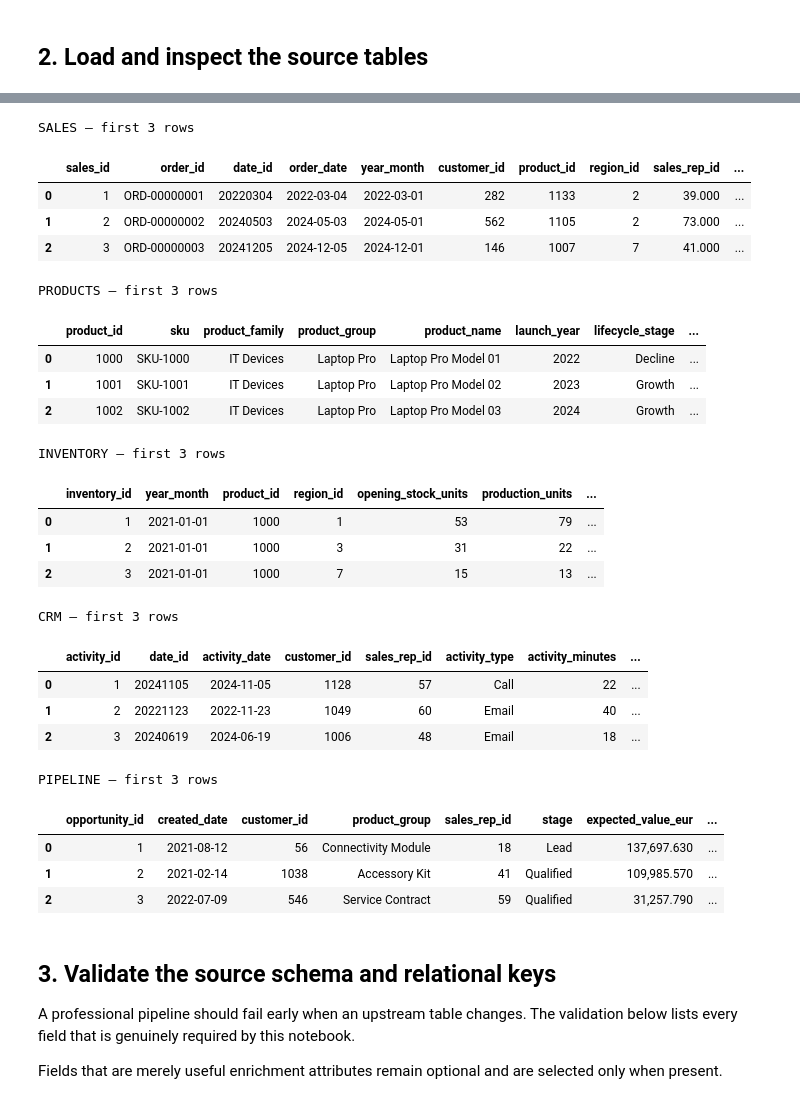
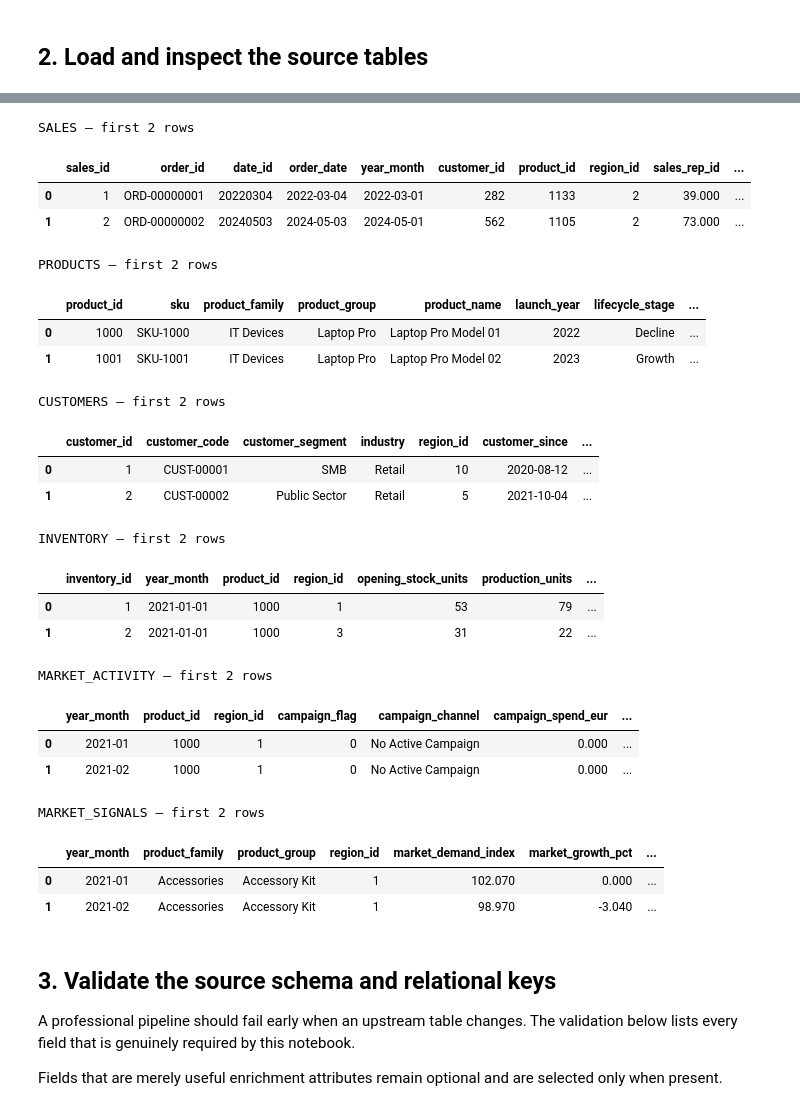
Before and after one commit to AnastasiaSamoylova92/early-warning, a Jupyter notebook: notebooks/03_preprocessing.ipynb, the cells around one changed output, grey strips where cells are left out. Drawn from its saved outputs; the diff is of its cells as text; code cells hidden in the pictures.

```diff
--- a/notebooks/03_preprocessing.ipynb
+++ b/notebooks/03_preprocessing.ipynb
@@ -23,6 +23,7 @@ This timing assumption matters. Current-month sales, CRM, pipeline, inventory an
 from pathlib import Path
 import json
 import warnings
+import csv
 
 import numpy as np
 import pandas as pd
@@ -43,14 +44,11 @@ RANDOM_SEED = 42
 TARGET_COL = "next_month_risk_label"
 ID_COLS = ["product_id", "year_month", "region"]
 
-INPUT_DIR = Path("../data/sql_input")
-OUTPUT_DIR = Path("../data/preprocessed_data")
-SAMPLE_DIR = Path("../data/03_preprocessed_data")
+INPUT_DIR = Path("../data/full_data/sql_input")
+OUTPUT_DIR_PREPROCESSED = Path("../data/full_data/preprocessed_data")
 
-OUTPUT_DIR.mkdir(parents=True, exist_ok=True)
-SAMPLE_DIR.mkdir(parents=True, exist_ok=True)
+OUTPUT_DIR_PREPROCESSED.mkdir(parents=True, exist_ok=True)
 
 print(f"Input folder : {INPUT_DIR.resolve()}")
-print(f"Output folder: {OUTPUT_DIR.resolve()}")
-print(f"Sample folder: {SAMPLE_DIR.resolve()}")
+print(f"Output folder: {OUTPUT_DIR_PREPROCESSED.resolve()}")
 # %% [output]
@@ -129,34 +188,40 @@ display(raw_overview)
 # %%
-# A small sample for quick overview
-for table_name in ["sales", "products", "inventory", "crm", "pipeline"]:
-    print(f"\n{table_name.upper()} — first 3 rows")
-    display(raw[table_name].head(3))
+# View small examples without printing entire source tables.
+for table_name in [
+    "sales",
+    "products",
+    "customers",
+    "inventory",
+    "market_activity",
+    "market_signals",
+]:
+    print(f"\n{table_name.upper()} — first 2 rows")
+    display(raw[table_name].head(2))
 # %% [output]
-SALES — first 3 rows
+SALES — first 2 rows
 |  | sales_id | order_id | date_id | order_date | year_month | customer_id | product_id | region_id | sales_rep_id | ... |
 | 0 | 1 | ORD-00000001 | 20220304 | 2022-03-04 | 2022-03-01 | 282 | 1133 | 2 | 39.000 | ... |
 | 1 | 2 | ORD-00000002 | 20240503 | 2024-05-03 | 2024-05-01 | 562 | 1105 | 2 | 73.000 | ... |
-| 2 | 3 | ORD-00000003 | 20241205 | 2024-12-05 | 2024-12-01 | 146 | 1007 | 7 | 41.000 | ... |
-PRODUCTS — first 3 rows
+PRODUCTS — first 2 rows
 |  | product_id | sku | product_family | product_group | product_name | launch_year | lifecycle_stage | ... |
 | 0 | 1000 | SKU-1000 | IT Devices | Laptop Pro | Laptop Pro Model 01 | 2022 | Decline | ... |
 | 1 | 1001 | SKU-1001 | IT Devices | Laptop Pro | Laptop Pro Model 02 | 2023 | Growth | ... |
-| 2 | 1002 | SKU-1002 | IT Devices | Laptop Pro | Laptop Pro Model 03 | 2024 | Growth | ... |
-INVENTORY — first 3 rows
+CUSTOMERS — first 2 rows
-|  | inventory_id | year_month | product_id | region_id | opening_stock_units | production_units | ... |
-| 0 | 1 | 2021-01-01 | 1000 | 1 | 53 | 79 | ... |
-| 1 | 2 | 2021-01-01 | 1000 | 3 | 31 | 22 | ... |
-| 2 | 3 | 2021-01-01 | 1000 | 7 | 15 | 13 | ... |
+|  | customer_id | customer_code | customer_segment | industry | region_id | customer_since | ... |
+| 0 | 1 | CUST-00001 | SMB | Retail | 10 | 2020-08-12 | ... |
+| 1 | 2 | CUST-00002 | Public Sector | Retail | 5 | 2021-10-04 | ... |
-CRM — first 3 rows
+INVENTORY — first 2 rows
-|  | activity_id | date_id | activity_date | customer_id | sales_rep_id | activity_type | activity_minutes | ... |
-| 0 | 1 | 20241105 | 2024-11-05 | 1128 | 57 | Call | 22 | ... |
-| 1 | 2 | 20221123 | 2022-11-23 | 1049 | 60 | Email | 40 | ... |
-| 2 | 3 | 20240619 | 2024-06-19 | 1006 | 48 | Email | 18 | ... |
+|  | inventory_id | year_month | product_id | region_id | opening_stock_units | production_units | ... |
+| 0 | 1 | 2021-01-01 | 1000 | 1 | 53 | 79 | ... |
+| 1 | 2 | 2021-01-01 | 1000 | 3 | 31 | 22 | ... |
-PIPELINE — first 3 rows
+MARKET_ACTIVITY — first 2 rows
-|  | opportunity_id | created_date | customer_id | product_group | sales_rep_id | stage | expected_value_eur | ... |
-| 0 | 1 | 2021-08-12 | 56 | Connectivity Module | 18 | Lead | 137,697.630 | ... |
-| 1 | 2 | 2021-02-14 | 1038 | Accessory Kit | 41 | Qualified | 109,985.570 | ... |
-| 2 | 3 | 2022-07-09 | 546 | Service Contract | 59 | Qualified | 31,257.790 | ... |
+|  | year_month | product_id | region_id | campaign_flag | campaign_channel | campaign_spend_eur | ... |
+| 0 | 2021-01 | 1000 | 1 | 0 | No Active Campaign | 0.000 | ... |
+| 1 | 2021-02 | 1000 | 1 | 0 | No Active Campaign | 0.000 | ... |
+MARKET_SIGNALS — first 2 rows
+|  | year_month | product_family | product_group | region_id | market_demand_index | market_growth_pct | ... |
+| 0 | 2021-01 | Accessories | Accessory Kit | 1 | 102.070 | 0.000 | ... |
+| 1 | 2021-02 | Accessories | Accessory Kit | 1 | 98.970 | -3.040 | ... |
 # %% [markdown]
 ## 3. Validate the source schema and relational keys
 
```
Also changed, not shown: parts of 82 cells of this notebook.
